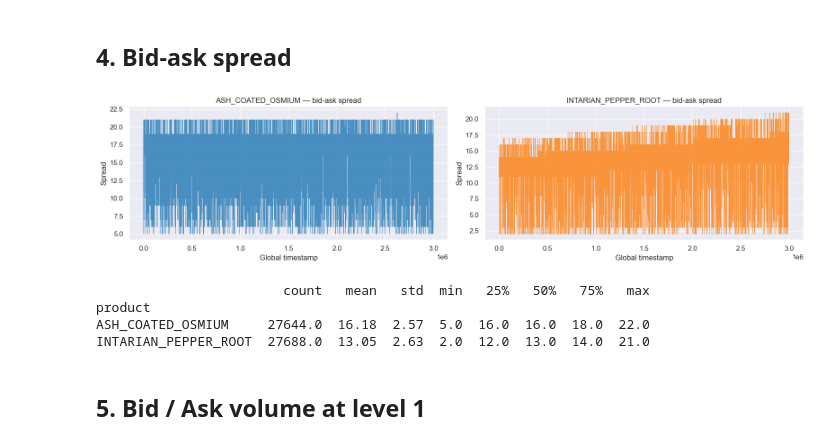
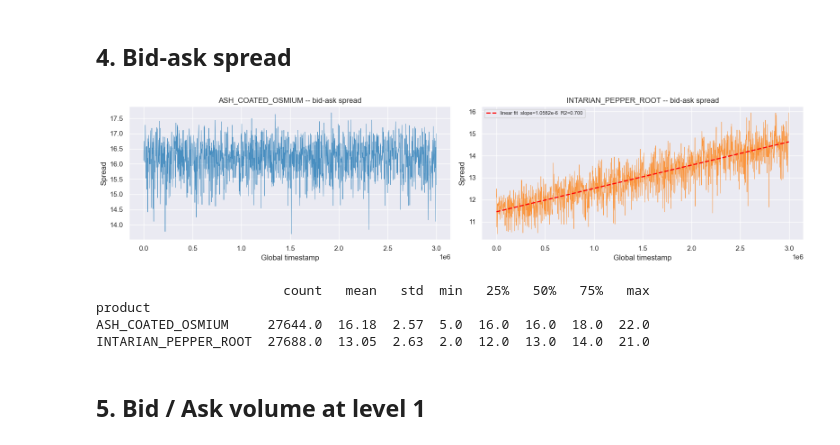
Before and after one commit to Armand279/Bart-Technologies-IMC-Prosperity-4, a Jupyter notebook: notebooks/round1.ipynb, the cells around one changed output. Drawn from its saved outputs; the diff is of its cells as text; code cells hidden in the pictures.

```diff
--- a/notebooks/round1.ipynb
+++ b/notebooks/round1.ipynb
@@ -118,22 +172,40 @@ stats
 # %% [markdown]
 ## 4. Bid-ask spread
 # %%
+from scipy.stats import linregress
+
 prices['spread'] = prices['ask_price_1'] - prices['bid_price_1']
 
 fig, axes = plt.subplots(1, len(products), figsize=(16, 4))
 for ax, product, color in zip(axes, products, colors):
-    df = prices[prices['product'] == product].sort_values('global_ts')
-    ax.plot(df['global_ts'], df['spread'], lw=0.6, color=color, alpha=0.8)
-    ax.set_title(f'{product} — bid-ask spread')
+    df = prices[prices['product'] == product].sort_values('global_ts').reset_index(drop=True)
+    chunk_size = 20
+    df_grouped = df.groupby(df.index // chunk_size).agg({
+        'global_ts': 'first',
+        'timestamp': 'first',
+        'spread': 'mean'
+    })
+
+    ax.plot(df_grouped['global_ts'], df_grouped['spread'], lw=0.6, color=color, alpha=0.8)
+
+    if product == 'INTARIAN_PEPPER_ROOT':
+        valid = df_grouped.dropna(subset=['spread'])
+        slope, intercept, r, _, _ = linregress(valid['global_ts'], valid['spread'])
+        x_fit = np.array([valid['global_ts'].min(), valid['global_ts'].max()])
+        ax.plot(x_fit, intercept + slope * x_fit, color='red', lw=1.8, ls='--',
+                label=f'linear fit  slope={slope*1e6:.4f}e-6  R2={r**2:.3f}')
+        ax.legend(fontsize=8)
+
+    ax.set_title(f'{product} -- bid-ask spread')
     ax.set_xlabel('Global timestamp')
     ax.set_ylabel('Spread')
 
 plt.tight_layout()
 plt.show()
 
 print(prices.groupby('product')['spread'].describe().round(2))
 # %% [output]
-[figure, old version]
+[figure, new version]
                         count   mean   std  min   25%   50%   75%   max
 product
 ASH_COATED_OSMIUM     27644.0  16.18  2.57  5.0  16.0  16.0  18.0  22.0
```
Also changed, not shown: parts of 1 cell of this notebook.
